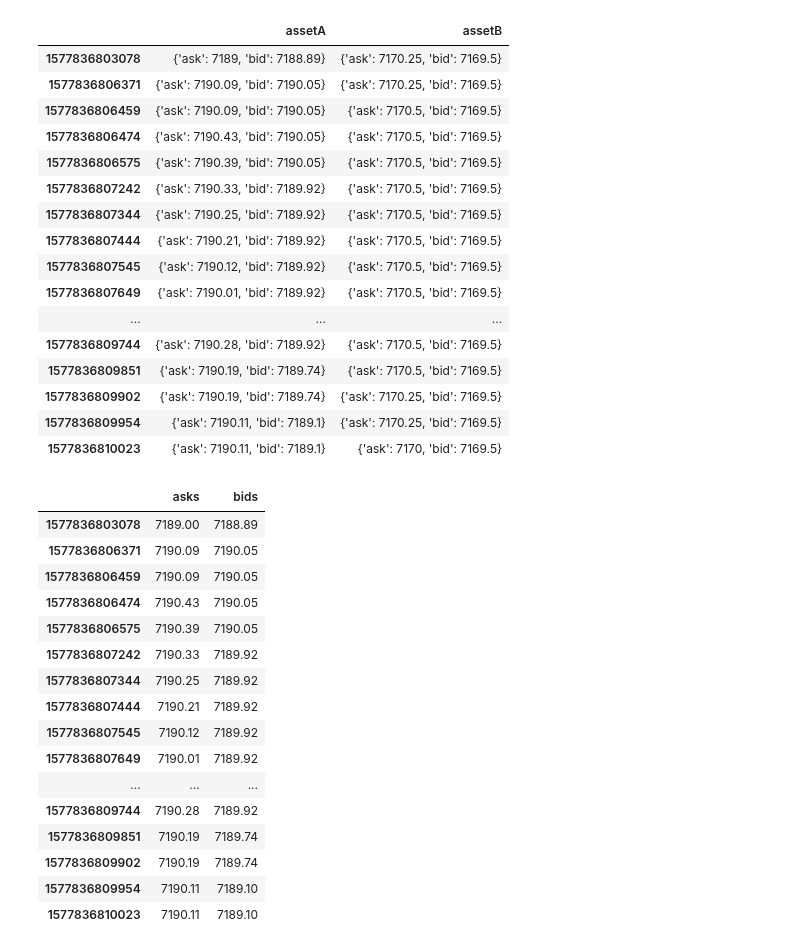
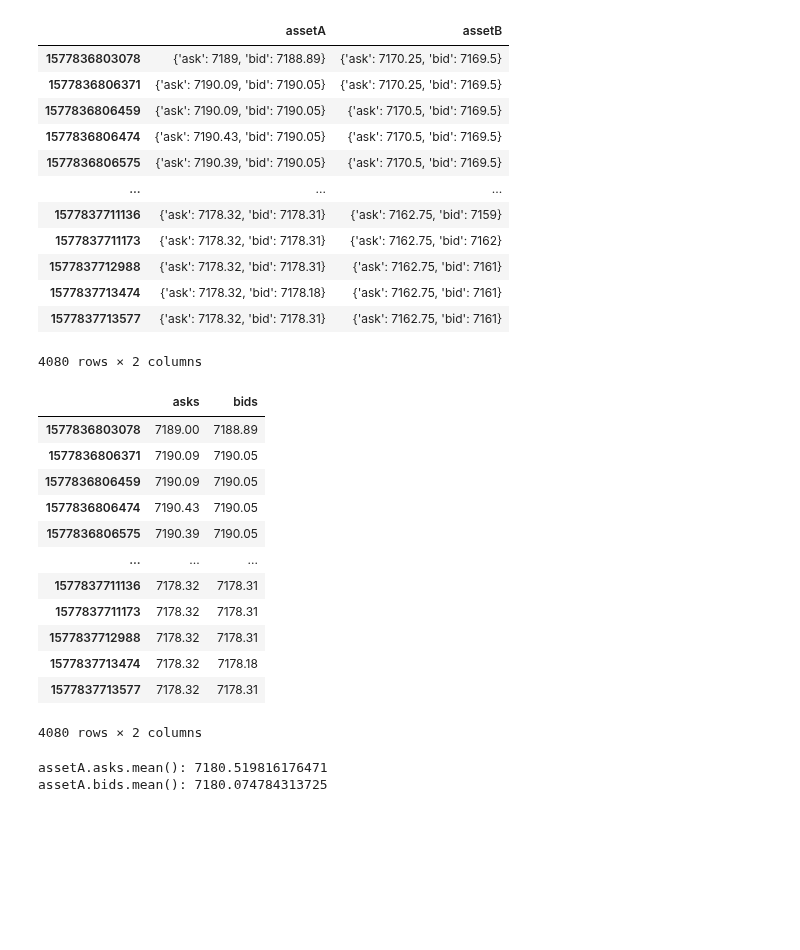
Before and after one commit to giladbarnea/scratches, a Jupyter notebook: efficient-frontier/home-task/algo-home-task/efficient_frontier_scratch.ipynb, the cells around one changed output. Drawn from its saved outputs; the diff is of its cells as text; code cells hidden in the pictures; blank space fills up the shorter version.

```diff
--- a/efficient-frontier/home-task/algo-home-task/efficient_frontier_scratch.ipynb
+++ b/efficient-frontier/home-task/algo-home-task/efficient_frontier_scratch.ipynb
@@ -18,9 +18,10 @@ try:
     data:dict = json.loads(uploaded['data-trunc.json'])
 except Exception as e:
     import util
-    with open('./data.json') as fp:
+    with open('./data-trunc2.json') as fp:
         # 500ms~
-        data:dict = util.partial_json(fp,objs=26)
+        # data:dict = util.partial_json(fp,objs=26)
+        data:dict = json.load(fp)
 # %%
 data
 # %% [output]
@@ -151,17 +54,13 @@ df
 | 1577836806459 | {'ask': 7190.09, 'bid': 7190.05} | {'ask': 7170.5, 'bid': 7169.5} |
 | 1577836806474 | {'ask': 7190.43, 'bid': 7190.05} | {'ask': 7170.5, 'bid': 7169.5} |
 | 1577836806575 | {'ask': 7190.39, 'bid': 7190.05} | {'ask': 7170.5, 'bid': 7169.5} |
-| 1577836807242 | {'ask': 7190.33, 'bid': 7189.92} | {'ask': 7170.5, 'bid': 7169.5} |
-| 1577836807344 | {'ask': 7190.25, 'bid': 7189.92} | {'ask': 7170.5, 'bid': 7169.5} |
-| 1577836807444 | {'ask': 7190.21, 'bid': 7189.92} | {'ask': 7170.5, 'bid': 7169.5} |
-| 1577836807545 | {'ask': 7190.12, 'bid': 7189.92} | {'ask': 7170.5, 'bid': 7169.5} |
-| 1577836807649 | {'ask': 7190.01, 'bid': 7189.92} | {'ask': 7170.5, 'bid': 7169.5} |
 | ... | ... | ... |
-| 1577836809744 | {'ask': 7190.28, 'bid': 7189.92} | {'ask': 7170.5, 'bid': 7169.5} |
-| 1577836809851 | {'ask': 7190.19, 'bid': 7189.74} | {'ask': 7170.5, 'bid': 7169.5} |
-| 1577836809902 | {'ask': 7190.19, 'bid': 7189.74} | {'ask': 7170.25, 'bid': 7169.5} |
-| 1577836809954 | {'ask': 7190.11, 'bid': 7189.1} | {'ask': 7170.25, 'bid': 7169.5} |
-| 1577836810023 | {'ask': 7190.11, 'bid': 7189.1} | {'ask': 7170, 'bid': 7169.5} |
+| 1577837711136 | {'ask': 7178.32, 'bid': 7178.31} | {'ask': 7162.75, 'bid': 7159} |
+| 1577837711173 | {'ask': 7178.32, 'bid': 7178.31} | {'ask': 7162.75, 'bid': 7162} |
+| 1577837712988 | {'ask': 7178.32, 'bid': 7178.31} | {'ask': 7162.75, 'bid': 7161} |
+| 1577837713474 | {'ask': 7178.32, 'bid': 7178.18} | {'ask': 7162.75, 'bid': 7161} |
+| 1577837713577 | {'ask': 7178.32, 'bid': 7178.31} | {'ask': 7162.75, 'bid': 7161} |
+4080 rows × 2 columns
 # %%
 def asks(state):
     ask_ = state['ask']
@@ -194,25 +93,27 @@ def plotmany(x, objs, title=None):
     plt.yticks(color='white')
     plt.show()
 # %%
-assetA = df.assetA.apply([asks, bids])
+assetA:pd.DataFrame = df.assetA.apply([asks, bids])
 # %% [output]
 |  | asks | bids |
 | 1577836803078 | 7189.00 | 7188.89 |
 | 1577836806371 | 7190.09 | 7190.05 |
 | 1577836806459 | 7190.09 | 7190.05 |
 | 1577836806474 | 7190.43 | 7190.05 |
 | 1577836806575 | 7190.39 | 7190.05 |
-| 1577836807242 | 7190.33 | 7189.92 |
-| 1577836807344 | 7190.25 | 7189.92 |
-| 1577836807444 | 7190.21 | 7189.92 |
-| 1577836807545 | 7190.12 | 7189.92 |
-| 1577836807649 | 7190.01 | 7189.92 |
 | ... | ... | ... |
-| 1577836809744 | 7190.28 | 7189.92 |
-| 1577836809851 | 7190.19 | 7189.74 |
-| 1577836809902 | 7190.19 | 7189.74 |
-| 1577836809954 | 7190.11 | 7189.10 |
-| 1577836810023 | 7190.11 | 7189.10 |
+| 1577837711136 | 7178.32 | 7178.31 |
+| 1577837711173 | 7178.32 | 7178.31 |
+| 1577837712988 | 7178.32 | 7178.31 |
+| 1577837713474 | 7178.32 | 7178.18 |
+| 1577837713577 | 7178.32 | 7178.31 |
+4080 rows × 2 columns
+# %%
+print('assetA.asks.mean():',assetA.asks.mean())
+print('assetA.bids.mean():',assetA.bids.mean())
+# %% [output]
+assetA.asks.mean(): 7180.519816176471
+assetA.bids.mean(): 7180.074784313725
 # %%
 assetB = df.assetB.apply([asks, bids])
 # %% [output]
```
Also changed, not shown: parts of 25 cells of this notebook, 3 other files.
